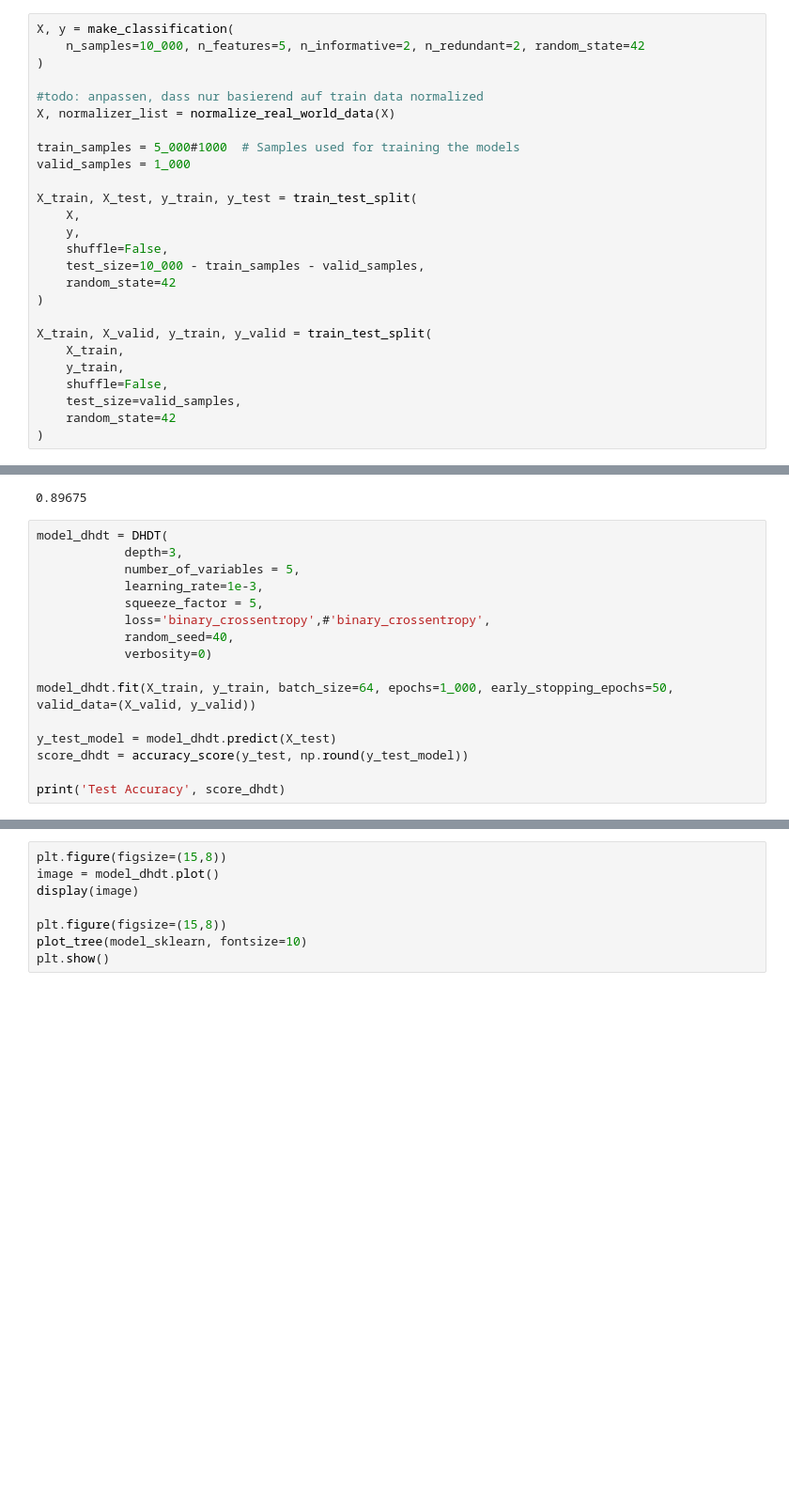
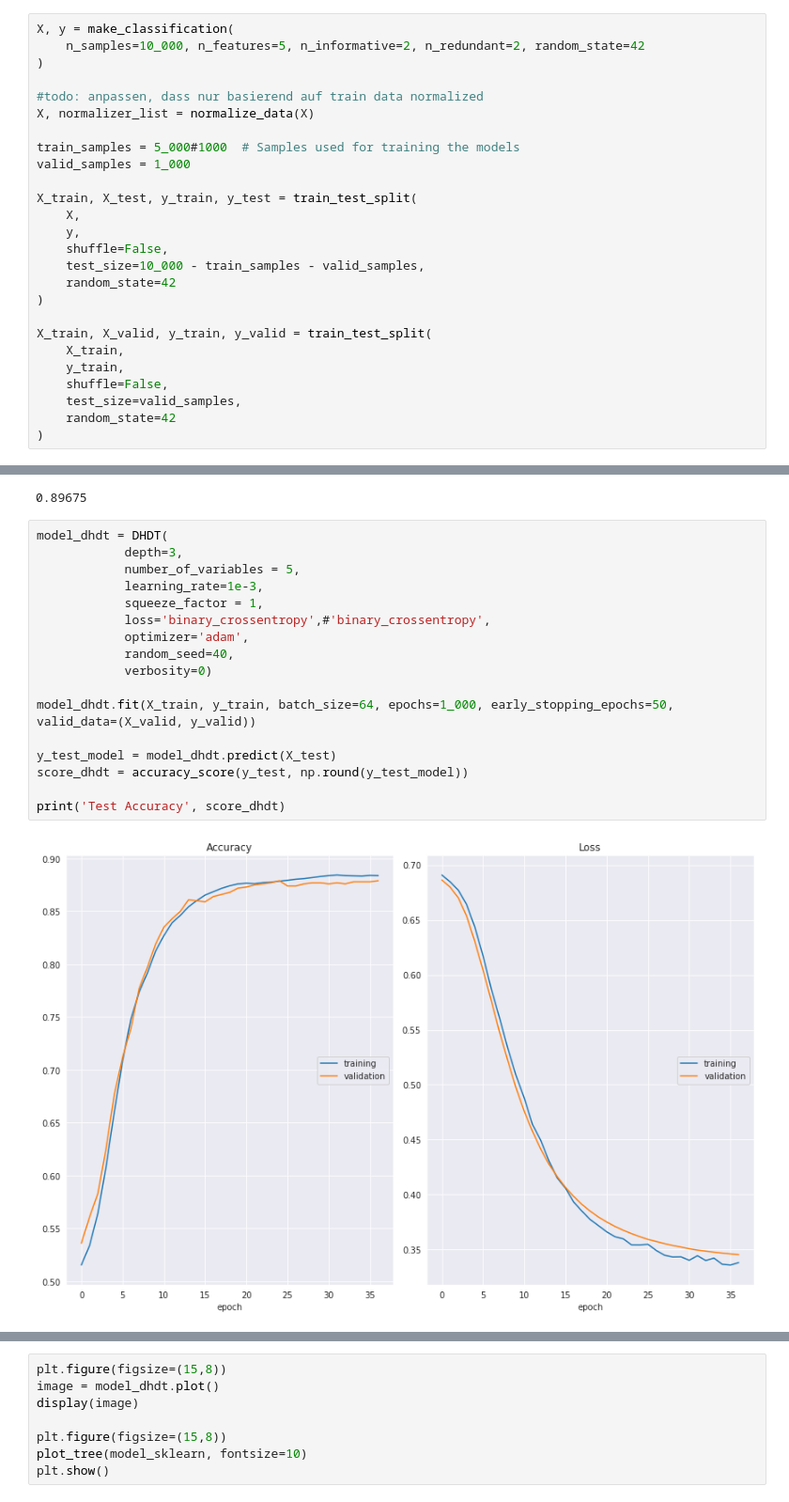
Before and after one commit to p-koenig/I-Nets-For-Logistic-Regression, a Jupyter notebook: 00_experiments/differentiable_hard_dts_WORKING.ipynb, the cells around one changed output, grey strips where cells are left out. Shown at 94% size. Saved outputs shown, nothing was run; the diff lists cells and outputs as text; blank space fills up the shorter version.

```diff
--- a/00_experiments/differentiable_hard_dts_WORKING.ipynb
+++ b/00_experiments/differentiable_hard_dts_WORKING.ipynb
@@ -444,7 +516,7 @@ X, y = make_classification(
 )
 
 #todo: anpassen, dass nur basierend auf train data normalized
-X, normalizer_list = normalize_real_world_data(X)
+X, normalizer_list = normalize_data(X)
 
 train_samples = 5_000#1000  # Samples used for training the models
 valid_samples = 1_000
@@ -475,19 +547,22 @@ model_sklearn.score(X_test, y_test)
 # %%
 model_dhdt = DHDT(
             depth=3,
             number_of_variables = 5,
             learning_rate=1e-3,
-            squeeze_factor = 5,
+            squeeze_factor = 1,
             loss='binary_crossentropy',#'binary_crossentropy',
+            optimizer='adam',
             random_seed=40,
             verbosity=0)
 
 model_dhdt.fit(X_train, y_train, batch_size=64, epochs=1_000, early_stopping_epochs=50, valid_data=(X_valid, y_valid))
 
 y_test_model = model_dhdt.predict(X_test)
 score_dhdt = accuracy_score(y_test, np.round(y_test_model))
 
 print('Test Accuracy', score_dhdt)
+# %% [output]
+[figure, added]
 # %%
 model_dhdt = DHDT(
             depth=3,
```
Also changed, not shown: parts of 35 cells of this notebook, 13 other files.
